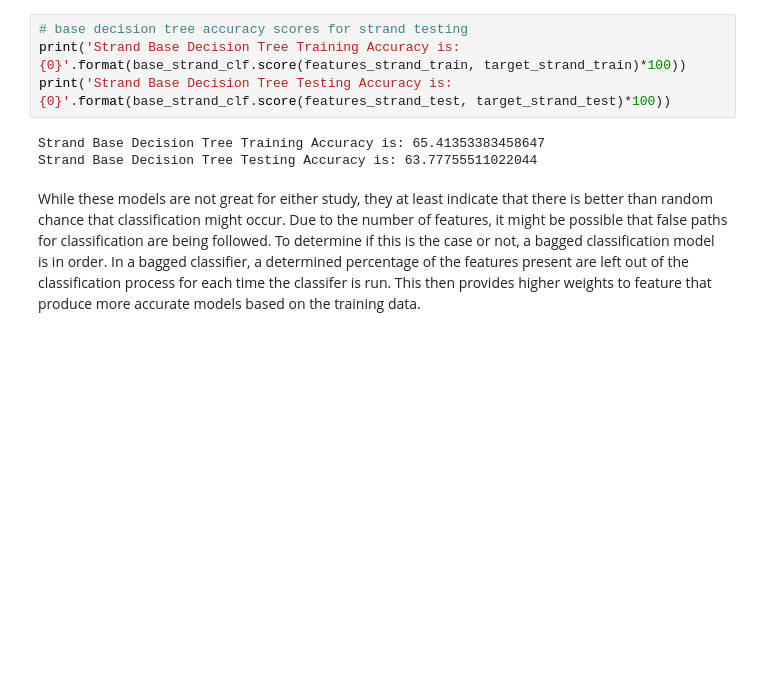
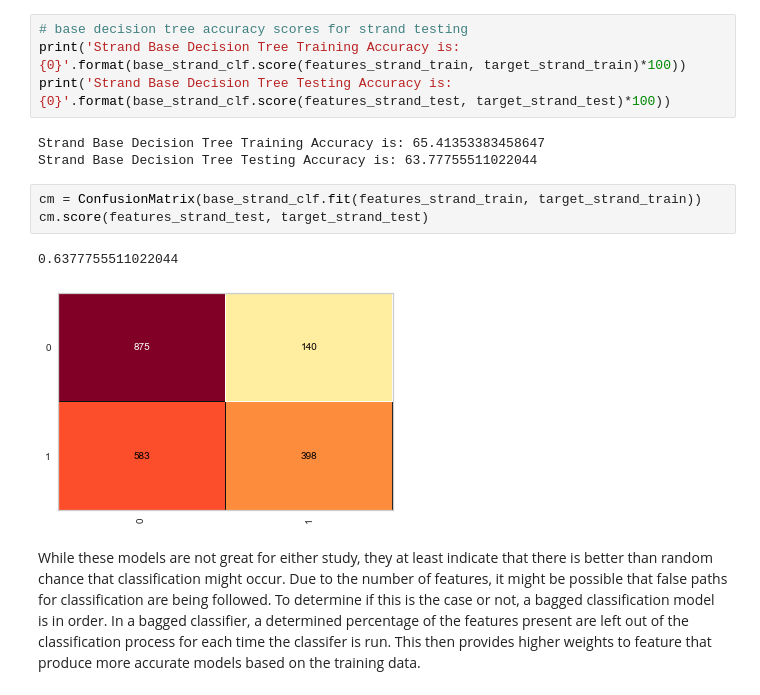
Before and after one commit to eannefawcett/Classifying-Gene-Locus-by-Protein-Composition, a Jupyter notebook: Modeling-19.ipynb, the cells around one changed output. Saved outputs shown, nothing was run; the diff lists cells and outputs as text; blank space fills up the shorter version.

```diff
--- a/Modeling-19.ipynb
+++ b/Modeling-19.ipynb
@@ -621,6 +599,12 @@ print('Strand Base Decision Tree Testing Accuracy is: {0}'.format(base_strand_cl
 # %% [output]
 Strand Base Decision Tree Training Accuracy is: 65.41353383458647
 Strand Base Decision Tree Testing Accuracy is: 63.77755511022044
+# %%
+cm = ConfusionMatrix(base_strand_clf.fit(features_strand_train, target_strand_train))
+cm.score(features_strand_test, target_strand_test)
+# %% [output]
+0.6377755511022044
+[figure, added]
 # %% [markdown]
 While these models are not great for either study, they at least indicate that there is better than random chance that classification might occur. Due to the number of features, it might be possible that false paths for classification are being followed. To determine if this is the case or not, a bagged classification model is in order. In a bagged classifier, a determined percentage of the features present are left out of the classification process for each time the classifer is run. This then provides higher weights to feature that produce more accurate models based on the training data.
 # %% [markdown]
```
Also changed, not shown: parts of 33 cells of this notebook, 4 other files.
